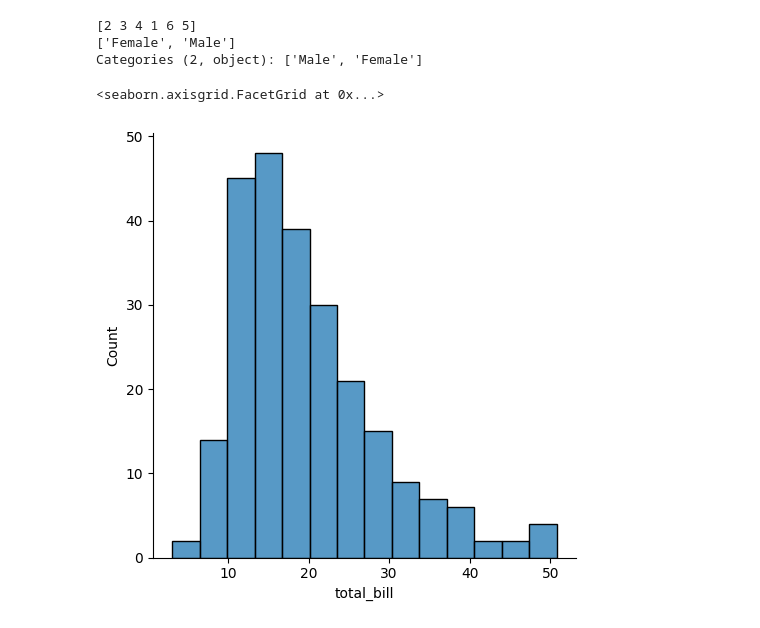
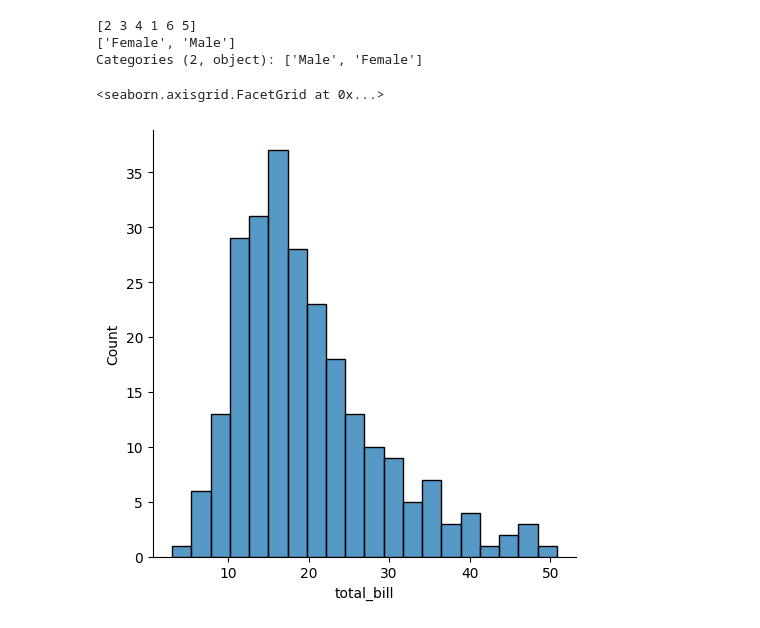
Before and after one commit to muhammadsulaimandata/Learnings, a Jupyter notebook: Python/Data_Visualization/02_Seaborn.ipynb, the cells around one changed output. Saved outputs shown, nothing was run; the diff lists cells and outputs as text; code cells hidden in the pictures.

```diff
--- a/Python/Data_Visualization/02_Seaborn.ipynb
+++ b/Python/Data_Visualization/02_Seaborn.ipynb
@@ -41,7 +43,7 @@ print(df['sex'].unique())
 ['Female', 'Male']
 Categories (2, object): ['Male', 'Female']
 # %%
-sns.displot(df['total_bill'])
+sns.displot(df['total_bill'], bins = 20)
 # %% [output]
 <seaborn.axisgrid.FacetGrid at 0x...>
-[figure, old version]
+[figure, new version]
```
Also changed, not shown: parts of 17 cells of this notebook.
